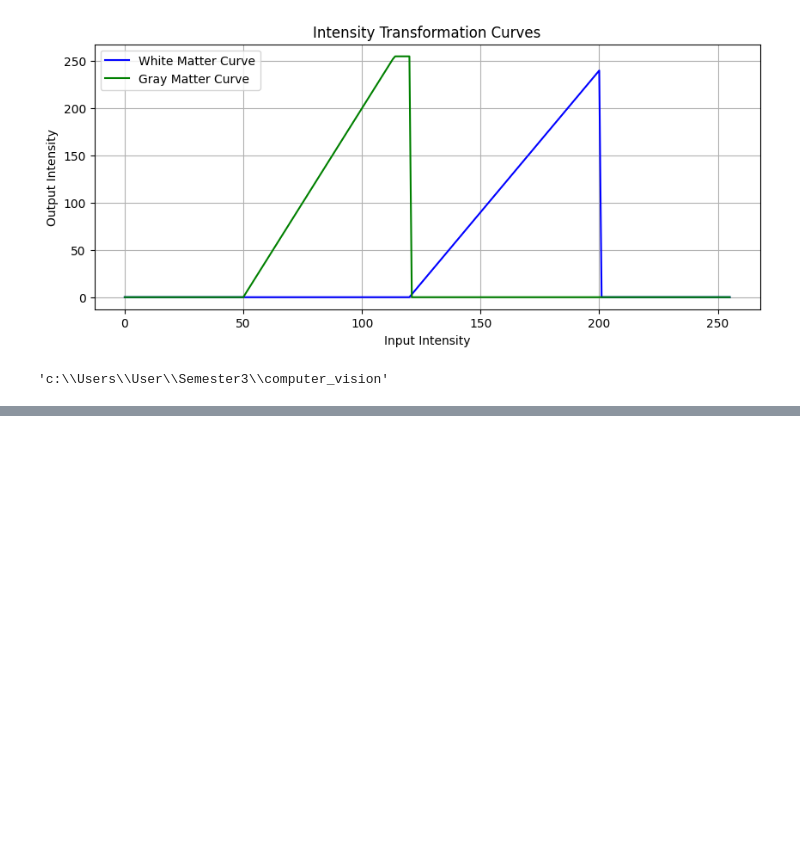
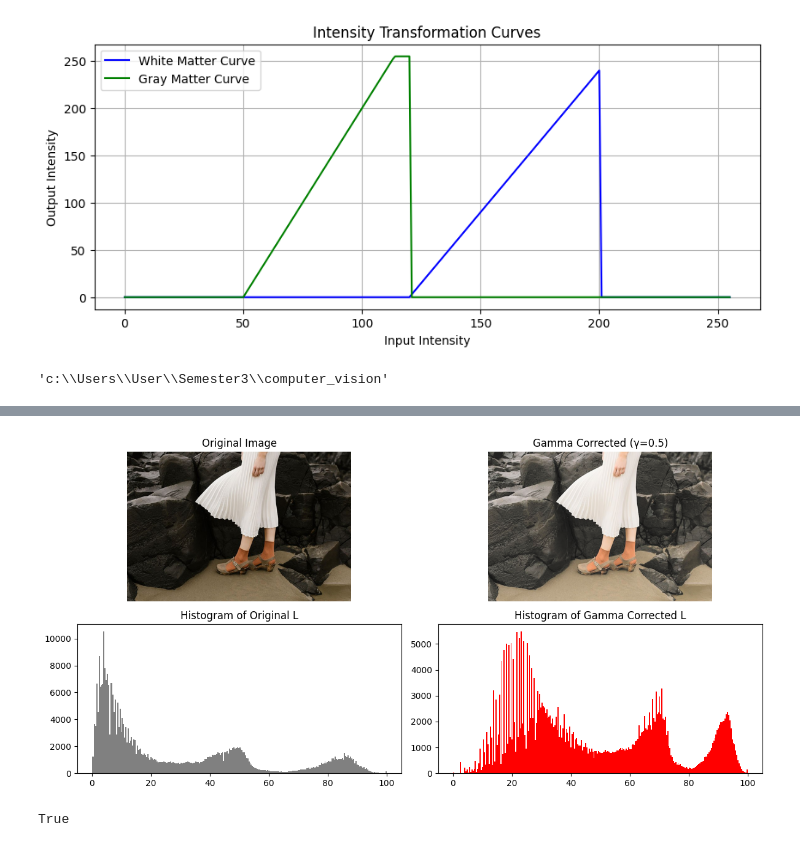
Before and after one commit to Bashinigamage/computer_vision, a Jupyter notebook: Assignment_1.ipynb, the cells around one changed output, grey strips where cells are left out. Saved outputs shown, nothing was run; the diff lists cells and outputs as text; code cells hidden in the pictures; blank space fills up the shorter version.

Commit message:
Q3) (b) Show the histograms of the original and corrected images.

```diff
--- a/Assignment_1.ipynb
+++ b/Assignment_1.ipynb
@@ -305,0 +330,58 @@ dddddd
+# %%
+import cv2
+import numpy as np
+import matplotlib.pyplot as plt
+from skimage import color
+
+# Load image in RGB
+image_bgr = cv2.imread("images/highlights_and_shadows.jpg")
+image_rgb = cv2.cvtColor(image_bgr, cv2.COLOR_BGR2RGB)
+
+# Convert RGB to L*a*b*
+lab_image = color.rgb2lab(image_rgb)
+L_channel = lab_image[:, :, 0]
+
+# Save original L for histogram
+L_original = L_channel.copy()
+
+# Apply gamma correction (e.g., gamma = 0.5)
+gamma = 0.5
+L_corrected = ((L_channel / 100) ** gamma) * 100
+lab_image[:, :, 0] = L_corrected
+
+# Convert back to RGB
+corrected_rgb = color.lab2rgb(lab_image)
+
+# Plot original vs corrected image
+plt.figure(figsize=(12, 6))
+
+plt.subplot(2, 2, 1)
+plt.title("Original Image")
+plt.imshow(image_rgb)
+plt.axis("off")
+
+plt.subplot(2, 2, 2)
+plt.title(f"Gamma Corrected (γ={gamma})")
+plt.imshow(corrected_rgb)
+plt.axis("off")
+
+# Plot histograms
+plt.subplot(2, 2, 3)
+plt.title("Histogram of Original L")
+plt.hist(L_original.ravel(), bins=256, color='gray')
+
+plt.subplot(2, 2, 4)
+plt.title("Histogram of Gamma Corrected L")
+plt.hist(L_corrected.ravel(), bins=256, color='red')
+
+plt.tight_layout()
+plt.show()
+# %% [output]
+[figure, added]
+# %%
+
+# ✅ Save the transformed image to disk
+cv2.imwrite("images/transformed/highlights_and_shadows_Gamma_Original Image.jpg", white_matter)
+cv2.imwrite("images/transformed/highlights_and_shadows_Gamma Corrected.jpg", corrected_rgb)
+# %% [output]
+True
```
Also changed, not shown: parts of 3 cells of this notebook, 2 other files.
